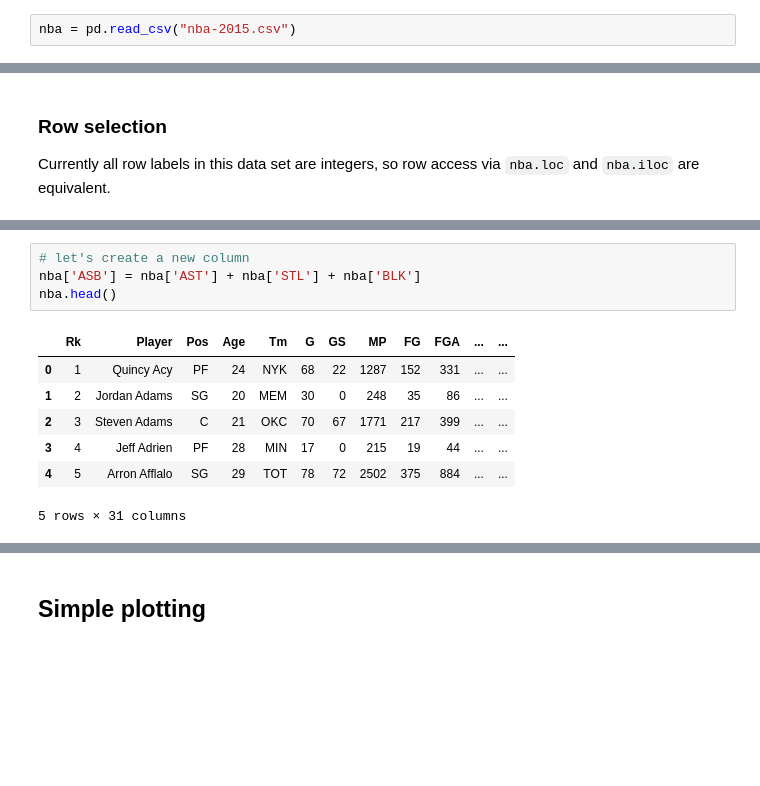
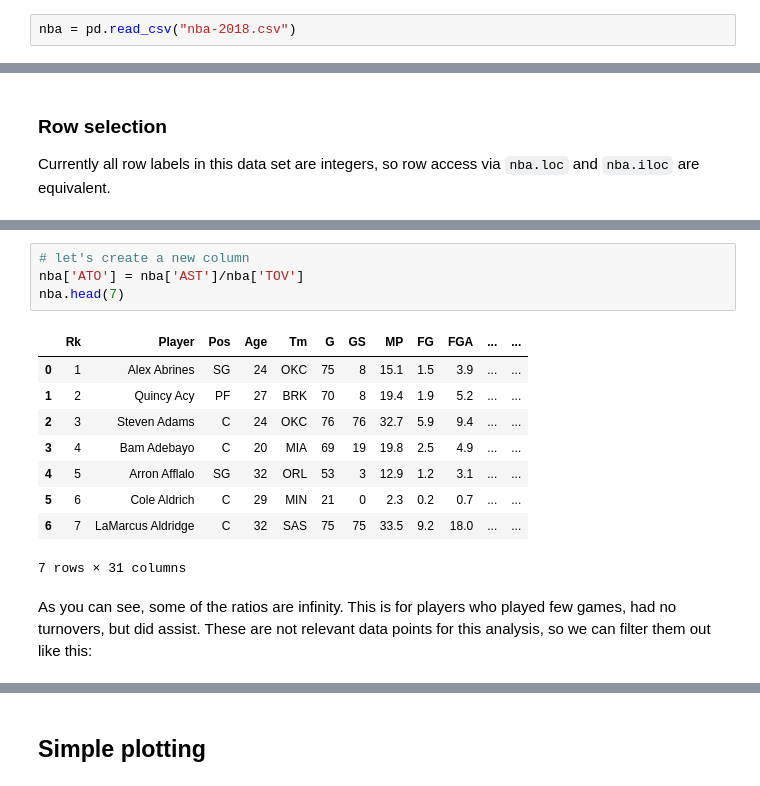
Before and after one commit to CME211/notes, a Jupyter notebook: lecture-08/0-pandas-example.ipynb, the cells around one changed output, grey strips where cells are left out. Drawn from its saved outputs; the diff is of its cells as text; blank space fills up the shorter version.

```diff
--- a/lecture-08/0-pandas-example.ipynb
+++ b/lecture-08/0-pandas-example.ipynb
@@ -65,7 +70,7 @@ Specifically, it is very easy to load data from MS Excel files
 
 We have some basketball data from: <http://www.basketball-reference.com/>
 # %%
-nba = pd.read_csv("nba-2015.csv")
+nba = pd.read_csv("nba-2018.csv")
 # %% [markdown]
 Let's inspect the data with the `head` method:
 # %%
@@ -280,12 +336,19 @@ nba[nba['PTS'] >= 1500]
 # %%
 # let's create a new column
-nba['ASB'] = nba['AST'] + nba['STL'] + nba['BLK']
-nba.head()
+nba['ATO'] = nba['AST']/nba['TOV']
+nba.head(7)
 # %% [output]
 |  | Rk | Player | Pos | Age | Tm | G | GS | MP | FG | FGA | ... | ... |
-| 0 | 1 | Quincy Acy | PF | 24 | NYK | 68 | 22 | 1287 | 152 | 331 | ... | ... |
-| 1 | 2 | Jordan Adams | SG | 20 | MEM | 30 | 0 | 248 | 35 | 86 | ... | ... |
-| 2 | 3 | Steven Adams | C | 21 | OKC | 70 | 67 | 1771 | 217 | 399 | ... | ... |
-| 3 | 4 | Jeff Adrien | PF | 28 | MIN | 17 | 0 | 215 | 19 | 44 | ... | ... |
-| 4 | 5 | Arron Afflalo | SG | 29 | TOT | 78 | 72 | 2502 | 375 | 884 | ... | ... |
+| 0 | 1 | Alex Abrines | SG | 24 | OKC | 75 | 8 | 15.1 | 1.5 | 3.9 | ... | ... |
+| 1 | 2 | Quincy Acy | PF | 27 | BRK | 70 | 8 | 19.4 | 1.9 | 5.2 | ... | ... |
+| 2 | 3 | Steven Adams | C | 24 | OKC | 76 | 76 | 32.7 | 5.9 | 9.4 | ... | ... |
+| 3 | 4 | Bam Adebayo | C | 20 | MIA | 69 | 19 | 19.8 | 2.5 | 4.9 | ... | ... |
+| 4 | 5 | Arron Afflalo | SG | 32 | ORL | 53 | 3 | 12.9 | 1.2 | 3.1 | ... | ... |
+| 5 | 6 | Cole Aldrich | C | 29 | MIN | 21 | 0 | 2.3 | 0.2 | 0.7 | ... | ... |
+| 6 | 7 | LaMarcus Aldridge | C | 32 | SAS | 75 | 75 | 33.5 | 9.2 | 18.0 | ... | ... |
-5 rows × 31 columns
+7 rows × 31 columns
+# %% [markdown]
+As you can see, some of the ratios are infinity. This is for players
+who played few games, had no turnovers, but did assist. These are
+not relevant data points for this analysis, so we can filter them
+out like this:
```
Also changed, not shown: parts of 40 cells of this notebook, 4 other files.
